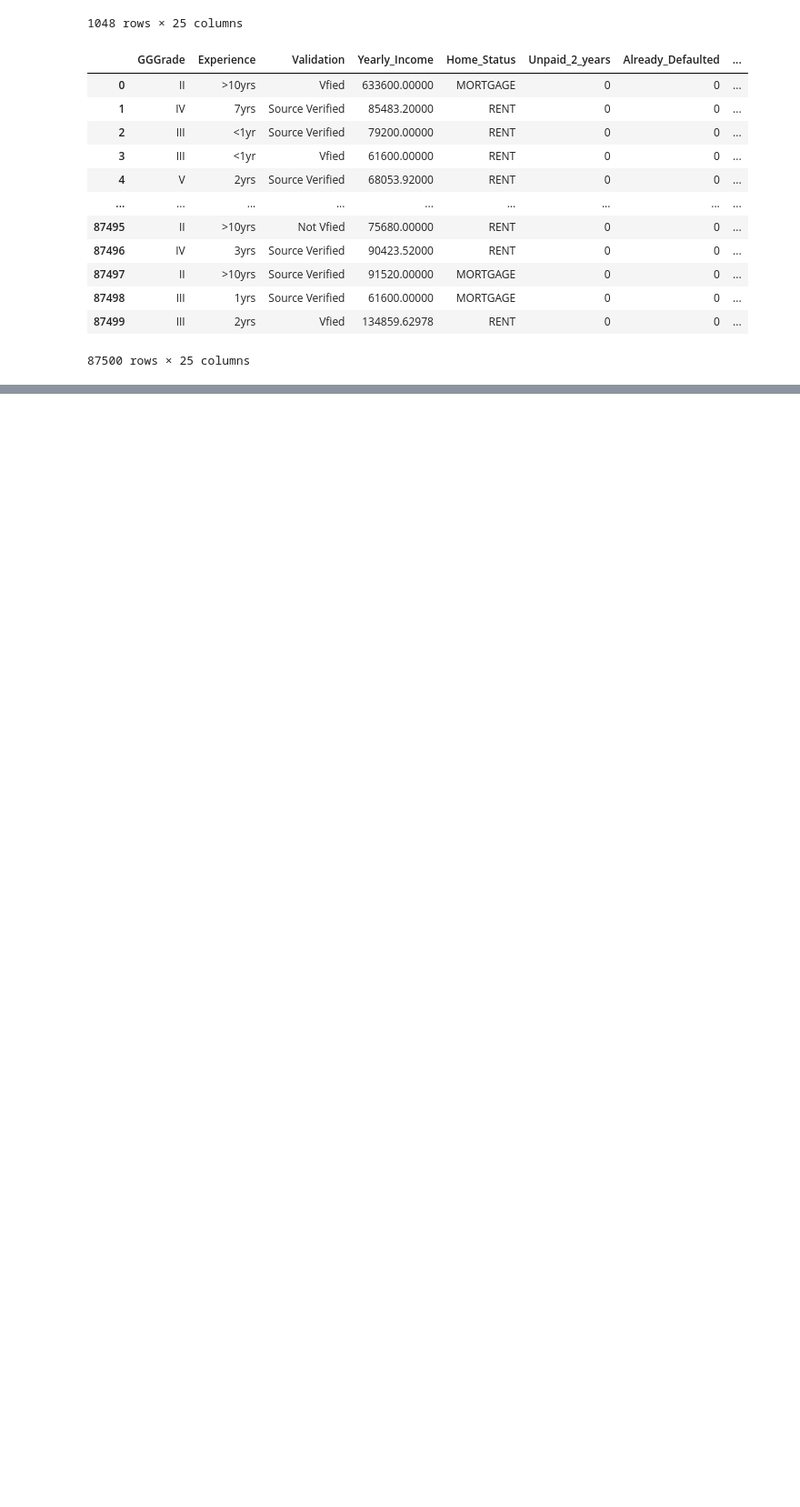
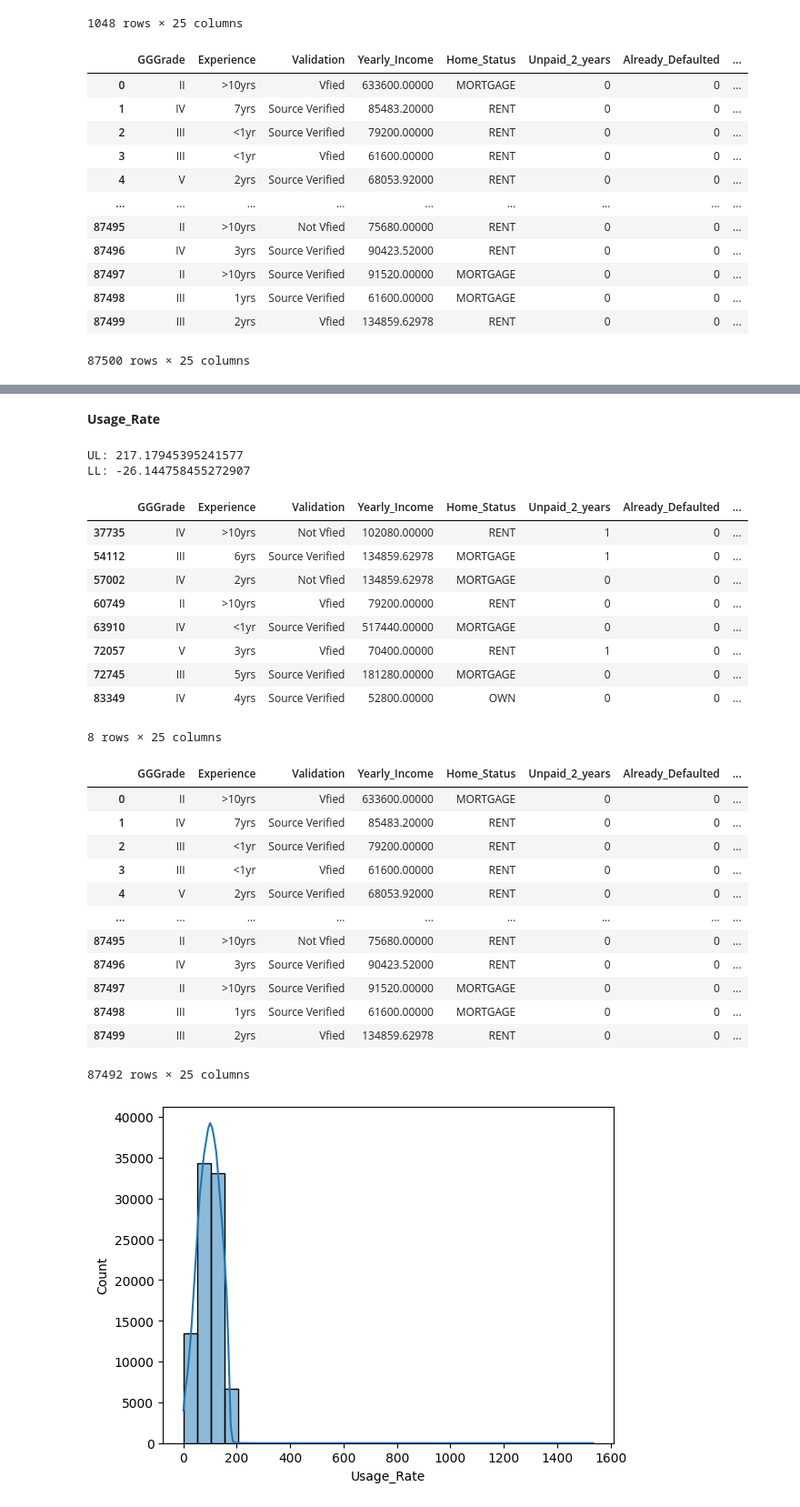
Before and after one commit to pokharel-aayush/data_science, a Jupyter notebook: Data_Train.ipynb, the cells around one changed output, grey strips where cells are left out. Shown at 91% size. Drawn from its saved outputs; the diff is of its cells as text; code cells hidden in the pictures; blank space fills up the shorter version.

```diff
--- a/Data_Train.ipynb
+++ b/Data_Train.ipynb
@@ -495,0 +670,38 @@ df2
+# %% [markdown]
+**Usage_Rate**
+# %%
+sns.histplot(data=df, x='Usage_Rate', bins=30, kde=True)
+UL = df['Usage_Rate'].mean() + 3*df['Usage_Rate'].std()
+LL = df['Usage_Rate'].mean() - 3*df['Usage_Rate'].std()
+print("UL:", UL)
+print("LL:", LL)
+display(df[(df['Usage_Rate'] > UL) | (df['Usage_Rate'] < LL)])
+df5 = df[(df['Usage_Rate'] > LL) & (df['Usage_Rate'] < UL)]
+display(df5)
+# %% [output]
+UL: 217.17945395241577
+LL: -26.144758455272907
+|  | GGGrade | Experience | Validation | Yearly_Income | Home_Status | Unpaid_2_years | Already_Defaulted | ... |
+| 37735 | IV | >10yrs | Not Vfied | 102080.00000 | RENT | 1 | 0 | ... |
+| 54112 | III | 6yrs | Source Verified | 134859.62978 | MORTGAGE | 1 | 0 | ... |
+| 57002 | IV | 2yrs | Not Vfied | 134859.62978 | MORTGAGE | 0 | 0 | ... |
+| 60749 | II | >10yrs | Vfied | 79200.00000 | RENT | 0 | 0 | ... |
+| 63910 | IV | <1yr | Source Verified | 517440.00000 | MORTGAGE | 0 | 0 | ... |
+| 72057 | V | 3yrs | Vfied | 70400.00000 | RENT | 1 | 0 | ... |
+| 72745 | III | 5yrs | Source Verified | 181280.00000 | MORTGAGE | 0 | 0 | ... |
+| 83349 | IV | 4yrs | Source Verified | 52800.00000 | OWN | 0 | 0 | ... |
+8 rows × 25 columns
+|  | GGGrade | Experience | Validation | Yearly_Income | Home_Status | Unpaid_2_years | Already_Defaulted | ... |
+| 0 | II | >10yrs | Vfied | 633600.00000 | MORTGAGE | 0 | 0 | ... |
+| 1 | IV | 7yrs | Source Verified | 85483.20000 | RENT | 0 | 0 | ... |
+| 2 | III | <1yr | Source Verified | 79200.00000 | RENT | 0 | 0 | ... |
+| 3 | III | <1yr | Vfied | 61600.00000 | RENT | 0 | 0 | ... |
+| 4 | V | 2yrs | Source Verified | 68053.92000 | RENT | 0 | 0 | ... |
+| ... | ... | ... | ... | ... | ... | ... | ... | ... |
+| 87495 | II | >10yrs | Not Vfied | 75680.00000 | RENT | 0 | 0 | ... |
+| 87496 | IV | 3yrs | Source Verified | 90423.52000 | RENT | 0 | 0 | ... |
+| 87497 | II | >10yrs | Source Verified | 91520.00000 | MORTGAGE | 0 | 0 | ... |
+| 87498 | III | 1yrs | Source Verified | 61600.00000 | MORTGAGE | 0 | 0 | ... |
+| 87499 | III | 2yrs | Vfied | 134859.62978 | RENT | 0 | 0 | ... |
+87492 rows × 25 columns
+[figure, added]
```
Also changed, not shown: parts of 39 cells of this notebook.
